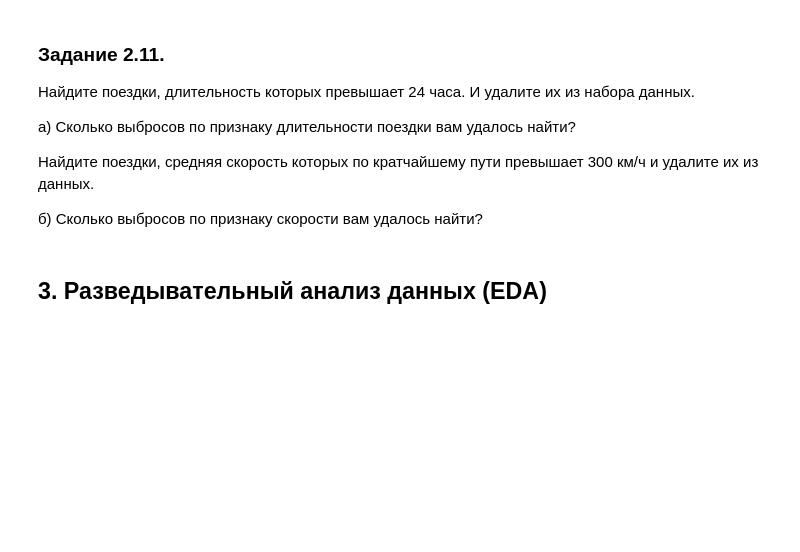
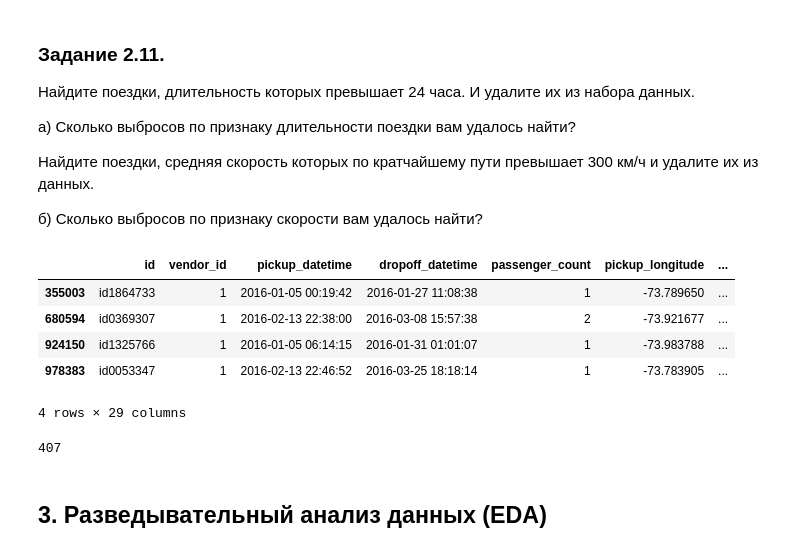
Before and after one commit to Irina-Kondratenko/SkillFactory, a Jupyter notebook: Homework/Project_10/Project-10. Notebook.ipynb, the cells around one changed output. Saved outputs shown, nothing was run; the diff lists cells and outputs as text; code cells hidden in the pictures; blank space fills up the shorter version.

```diff
--- a/Homework/Project_10/Project-10. Notebook.ipynb
+++ b/Homework/Project_10/Project-10. Notebook.ipynb
@@ -362,9 +362,9 @@ def add_geographical_features(x):
 
     return x
 
-train_data = add_geographical_features(train_data)
+taxi_data = add_geographical_features(taxi_data)
 
-print(train_data['haversine_distance'].median(), train_data['haversine_distance'].median().round(2), sep=', ')
+print(taxi_data['haversine_distance'].median(), taxi_data['haversine_distance'].median().round(2), sep=', ')
 # %% [output]
 2.0937171329263693, 2.09
 # %% [markdown]
@@ -389,10 +389,10 @@ def add_cluster_features(x):
     return x
 
 # Добавляем функцию:
-train_data = add_cluster_features(train_data)
+taxi_data = add_cluster_features(taxi_data)
 
 # Сколько поездок содержится в наименьшем по размеру географическом кластере?
-train_data.groupby(by='geo_cluster')['geo_cluster'].count()
+taxi_data.groupby(by='geo_cluster')['geo_cluster'].count()
 # %% [output]
 geo_cluster
 0    595850
@@ -440,9 +440,9 @@ def add_weather_features(df_1, df_2):
 
     return merged
 
-# # Добавляем функцию:
-train_data = add_weather_features(train_data, weather_data)
-train_data['events'].value_counts()
+# Добавляем функцию:
+taxi_data = add_weather_features(taxi_data, weather_data)
+taxi_data['events'].value_counts()
 # %% [output]
 A value is trying to be set on a copy of a slice from a DataFrame.
 Try using .loc[row_indexer,col_indexer] = value instead
@@ -472,0 +471,28 @@ round((train_data['events'].count() / train_data['id'].count()) * 100, 2)
+# %%
+# Реализуем функцию fill_null_weather_data()
+def fill_null_weather_data(x):
+
+    # Заменяем пропуски в столбцах с погодными условиями медианным значением:
+    x[['temperature', 'visibility', 'wind speed', 'precip']] = x[['temperature', 'visibility', 'wind speed', 'precip']].fillna(
+            x.groupby('pickup_date')[['temperature', 'visibility', 'wind speed', 'precip']].transform('median'))
+
+    # Заменяем пропуски в столбцах с информацией из OSRM медианным значением по столбцам:
+    osrm_feat = {
+        'total_distance': x['total_distance'].median(),
+        'total_travel_time': x['total_travel_time'].median(),
+        'number_of_steps': x['number_of_steps'].median(),
+        'events': 'None'
+    }
+
+    # Заполняем нулевые значения словарем:
+    x = x.fillna(osrm_feat)
+
+    return x
+
+# Добавляем функцию:
+taxi_data = fill_null_weather_data(taxi_data)
+
+# Проверяем наличие нулевых значений:
+taxi_data.isnull().sum()[taxi_data.isnull().sum() > 0]
+
+taxi_data['temperature'].median()
@@ -507,3 +533,20 @@ KeyError: 'total_distance'
+# %%
+taxi_data[taxi_data['trip_duration'] > (24*60*60)]
+# %% [output]
+|  | id | vendor_id | pickup_datetime | dropoff_datetime | passenger_count | pickup_longitude | ... |
+| 355003 | id1864733 | 1 | 2016-01-05 00:19:42 | 2016-01-27 11:08:38 | 1 | -73.789650 | ... |
+| 680594 | id0369307 | 1 | 2016-02-13 22:38:00 | 2016-03-08 15:57:38 | 2 | -73.921677 | ... |
+| 924150 | id1325766 | 1 | 2016-01-05 06:14:15 | 2016-01-31 01:01:07 | 1 | -73.983788 | ... |
+| 978383 | id0053347 | 1 | 2016-02-13 22:46:52 | 2016-03-25 18:18:14 | 1 | -73.783905 | ... |
+4 rows × 29 columns
+# %%
+over_a_day = taxi_data['trip_duration'] > (24*60*60)
+taxi_data = taxi_data[~over_a_day]
+
+taxi_data['mean_speed'] = taxi_data['total_distance'] / taxi_data['trip_duration'] * 3.6
+taxi_data[taxi_data['mean_speed'] > 300]['id'].count()
+# %% [output]
+407
 # %% [markdown]
 ## 3. Разведывательный анализ данных (EDA)
 # %% [markdown]
```
Also changed, not shown: parts of 12 cells of this notebook.
